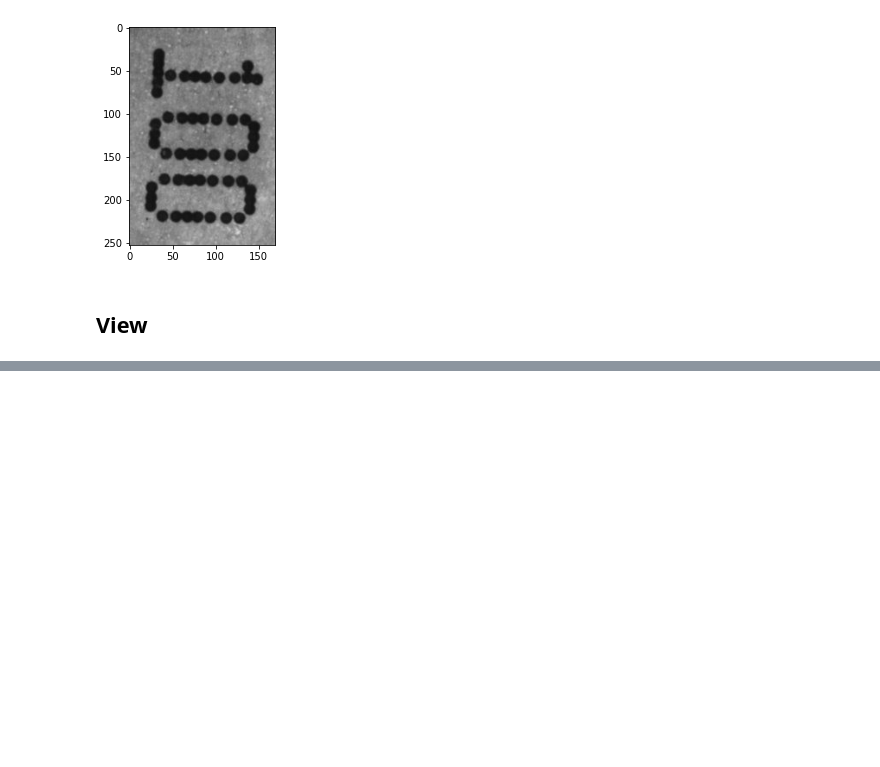
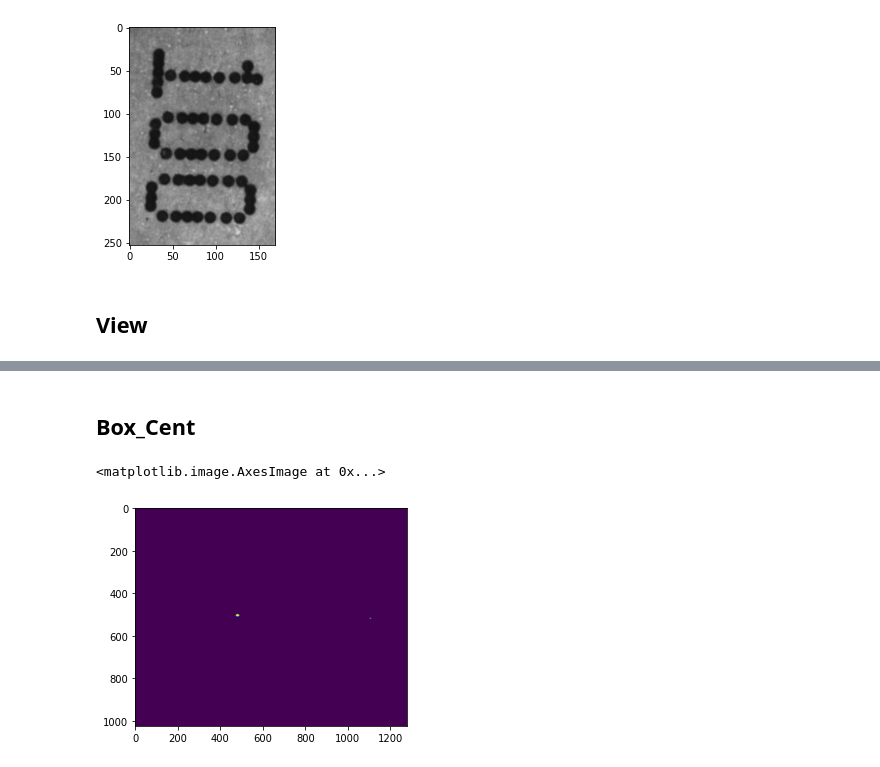
Before and after one commit to Abner0627/IPRV_Template-Matching, a Jupyter notebook: ipynb/main.ipynb, the cells around one changed output, grey strips where cells are left out. Saved outputs shown, nothing was run; the diff lists cells and outputs as text; code cells hidden in the pictures; blank space fills up the shorter version.

```diff
--- a/ipynb/main.ipynb
+++ b/ipynb/main.ipynb
@@ -78,0 +124,11 @@ plt.imshow(res)
+# %% [markdown]
+## Box_Cent
+# %%
+
+M = np.where(res>0.13, 1, 0)
+
+fig = plt.figure()
+plt.imshow(M)
+# %% [output]
+<matplotlib.image.AxesImage at 0x...>
+[figure, added]
```
Also changed, not shown: parts of 6 cells of this notebook, 1 other file.
